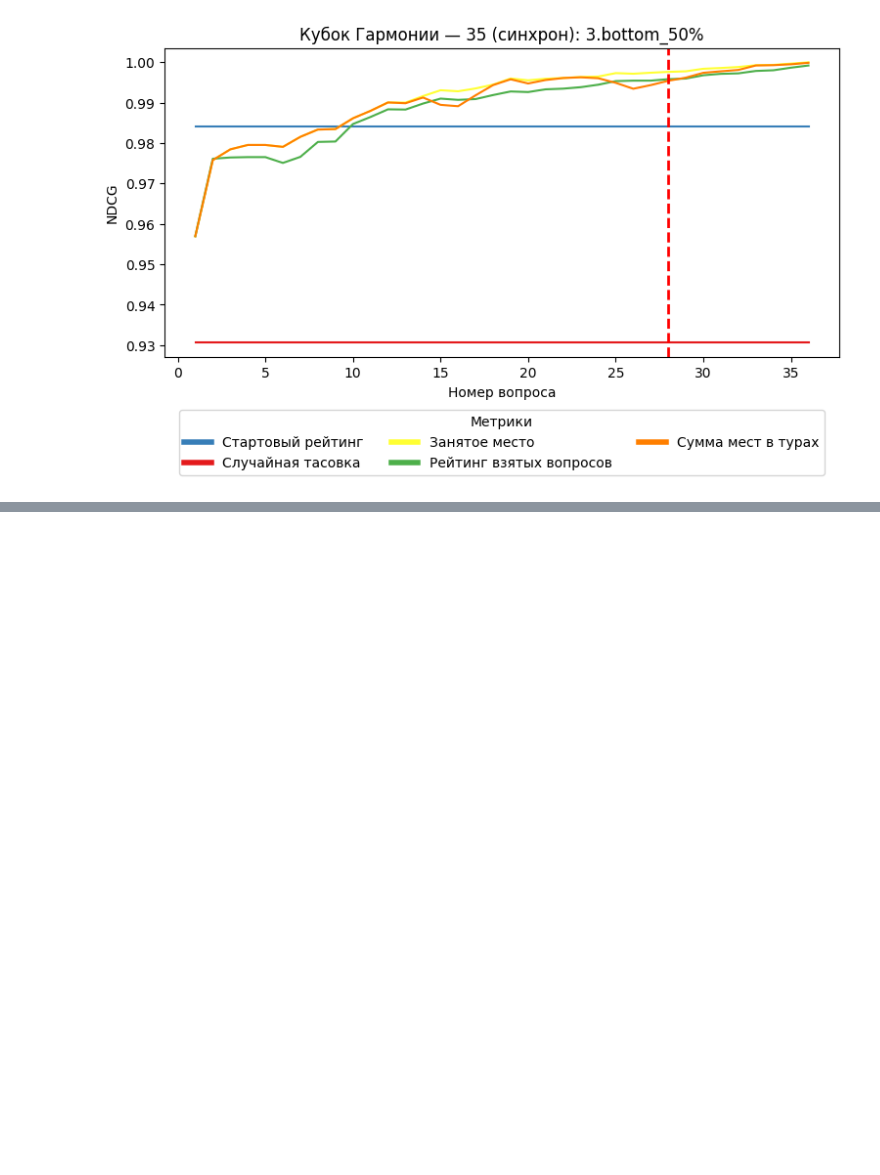
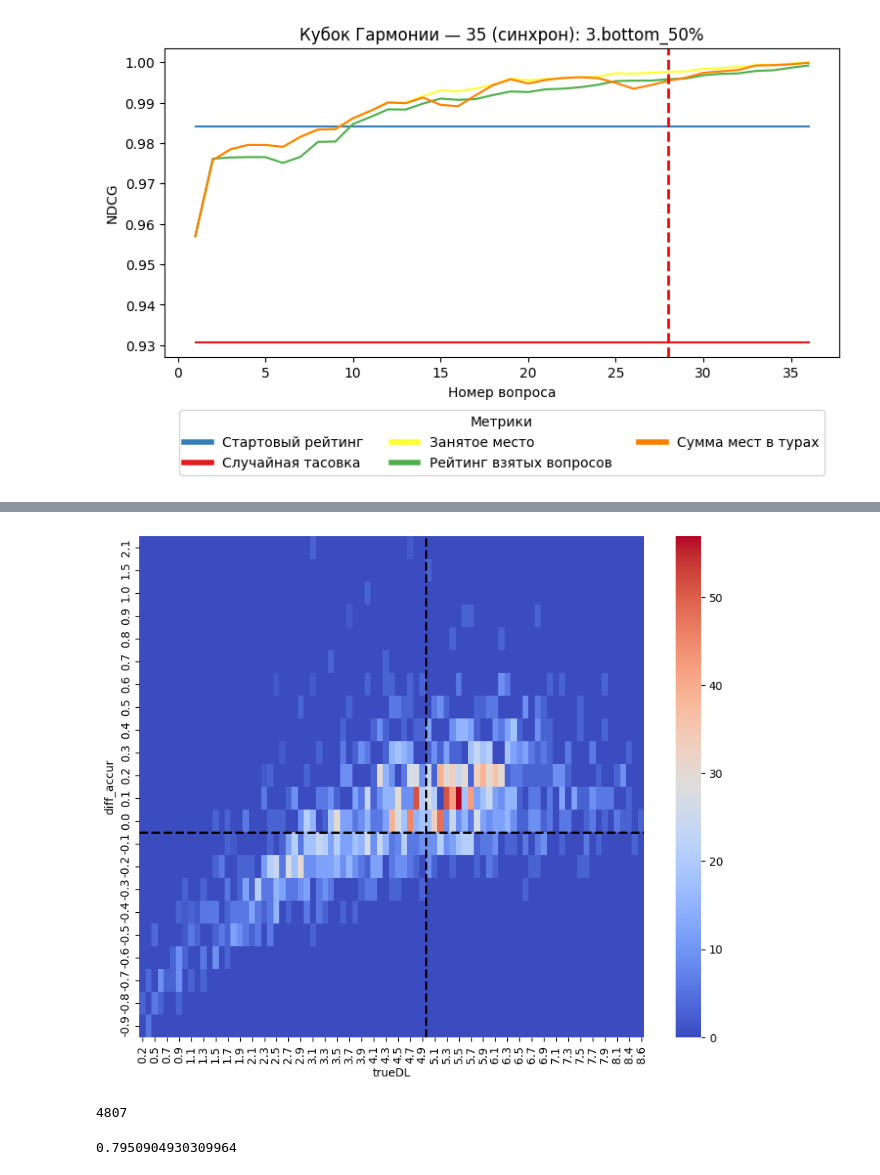
Before and after one commit to rosolimo212/chgk_results, a Jupyter notebook: per.ipynb, the cells around one changed output, grey strips where cells are left out. Cells and saved outputs as stored; diff of their text form; code cells hidden in the pictures; blank space fills up the shorter version.

```diff
--- a/per.ipynb
+++ b/per.ipynb
@@ -894,0 +944,11 @@ vis_one_tourn(res_df, 11108)
+# %%
+forec_df['diff_accur'] = np.round((forec_df['trueDL']/forec_df['difficulty_forecast'])-1,1)
+forec_df['trueDL'] = np.round(forec_df['trueDL'],1)
+# %%
+fstat = forec_df[
+    (forec_df['trueDL'] > 0) &
+    (forec_df['diff_accur'] != np.inf)
+    ].groupby([
+        'diff_accur', 'trueDL'
+    ])[['tourn_id']].count().reset_index()
+pv = fstat.pivot_table(index='diff_accur', columns='trueDL', values='tourn_id').fillna(0)
@@ -894,0 +958,21 @@ vis_one_tourn(res_df, 11108)
+# %%
+import matplotlib.pyplot as plt
+plt.figure(figsize=(10, 8))
+
+heatmap = sns.heatmap(pv, annot=False, cmap='coolwarm', cbar=True).invert_yaxis()
+
+
+# Добавляем вертикальную линию на x=5
+plt.axvline(x=list(pv.columns).index(5.0), color='black', linewidth=2, linestyle='--')
+
+# Добавляем горизонтальную линию на y=0
+plt.axhline(y=list(pv.index).index(0), color='black', linewidth=2, linestyle='--')
+
+# Показываем график
+plt.show()
+# %% [output]
+[figure, added]
+# %%
+len(forec_df)
+# %% [output]
+4807
@@ -894,0 +984,4 @@ vis_one_tourn(res_df, 11108)
+# %%
+len(t)/len(forec_df)
+# %% [output]
+0.7950904930309964
```
Also changed, not shown: parts of 9 cells of this notebook, 1 other file.
